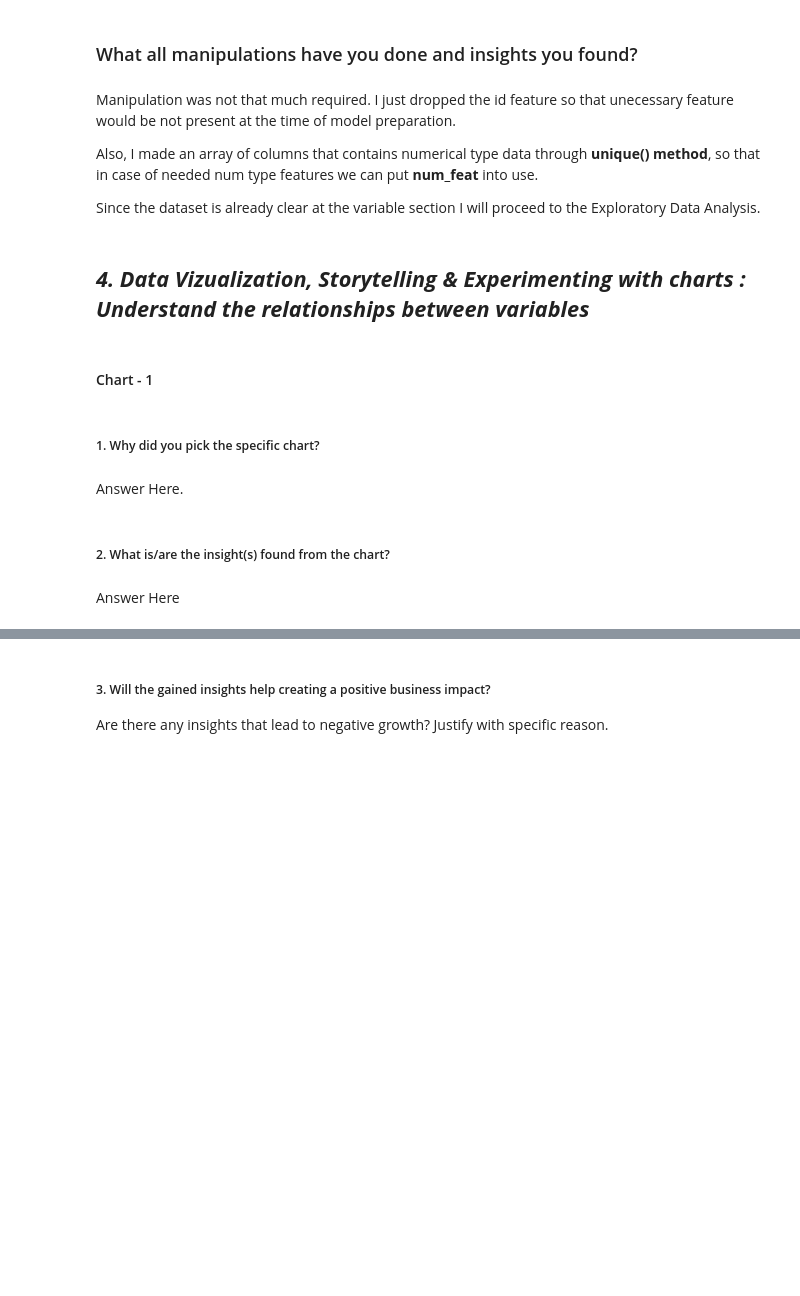
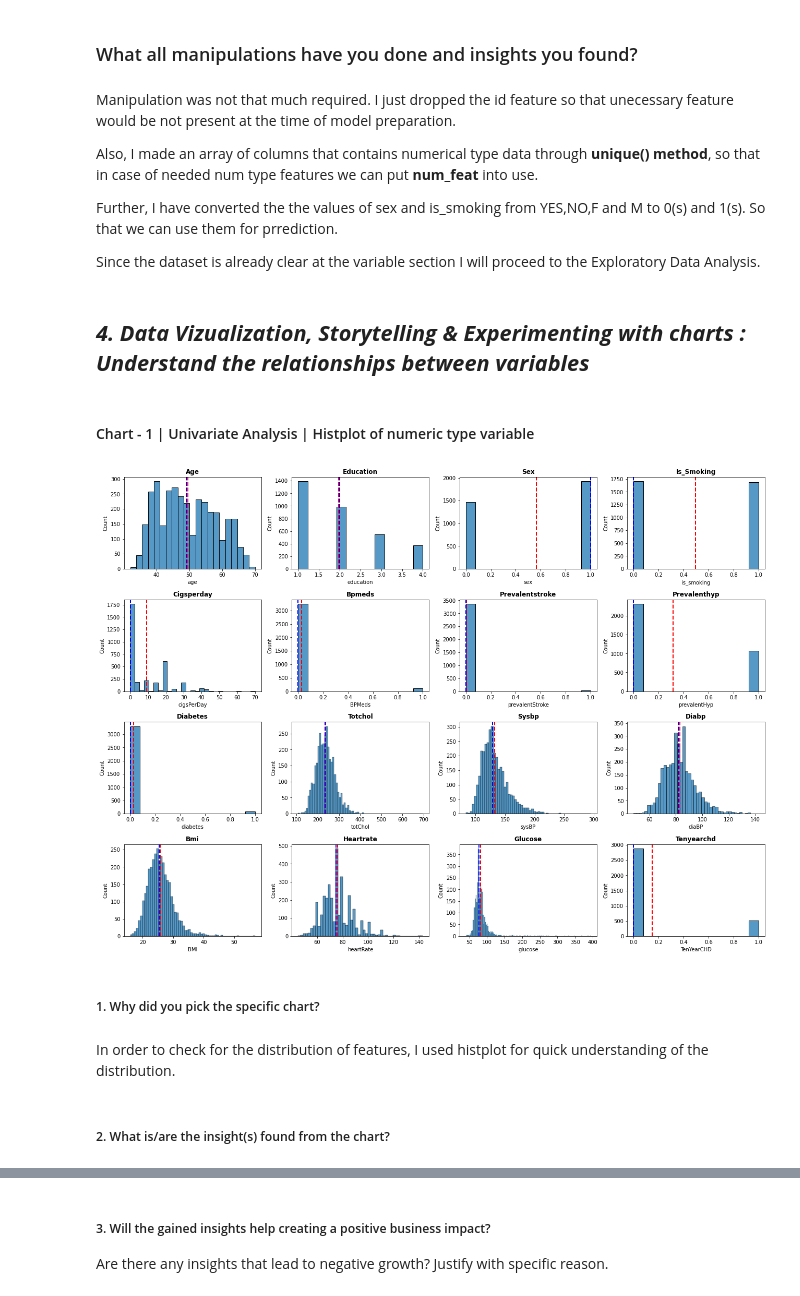
Before and after one commit to abhishekdhasmana17/Cardiovascular-Risk-Prediction, a Jupyter notebook: Cardiovascular_Risk_Prediction.ipynb, the cells around one changed output, grey strips where cells are left out. Saved outputs shown, nothing was run; the diff lists cells and outputs as text; code cells hidden in the pictures; blank space fills up the shorter version.

```diff
--- a/Cardiovascular_Risk_Prediction.ipynb
+++ b/Cardiovascular_Risk_Prediction.ipynb
@@ -322,0 +337,7 @@ print(num_feat)
+# %%
+# Encoding data of above features
+encode = {'sex' : {'F' : 1, 'M' : 0 }, 'is_smoking' : {'YES' : 1, 'NO' : 0}}
+# %%
+# Replacing values in features
+
+data = data.replace(encode)
@@ -327,8 +368,10 @@ Manipulation was not that much required. I just dropped the id feature so that u
 
 Also, I made an array of columns that contains numerical type data through **unique() method**, so that in case of needed num type features we can put **num_feat** into use.
 
+Further,  I have converted the the values of sex and is_smoking from YES,NO,F and M to 0(s) and 1(s). So that we can use them for prrediction.
+
 Since the dataset is already clear at the variable section I will proceed to the Exploratory Data Analysis.
 # %% [markdown]
 ## ***4. Data Vizualization, Storytelling & Experimenting with charts : Understand the relationships between variables***
 # %% [markdown]
-#### Chart - 1
+#### Chart - 1 | Univariate Analysis | Histplot of numeric type variable
@@ -337,8 +378,19 @@ Since the dataset is already clear at the variable section I will proceed to the
+# %%
+# Chart - 1 visualization code
+plt.figure(figsize=(18,16))
+for n,column in enumerate(data.columns):
+  feature = data[column]
+  ax=plt.subplot(5, 4, n+1)
+  sns.histplot(feature)
+  ax.axvline(feature.mean(), color='red', linestyle='dashed', linewidth=2)
+  ax.axvline(feature.median(), color='blue', linestyle='dashed', linewidth=2)
+  plt.title(f'{column.title()}',weight='bold')
+  plt.tight_layout()
+# %% [output]
+[figure, added]
 # %% [markdown]
 ##### 1. Why did you pick the specific chart?
-# %% [markdown]
-Answer Here.
+# %% [markdown]
+In order to check for the distribution of features, I used histplot for quick understanding of the distribution.
 # %% [markdown]
 ##### 2. What is/are the insight(s) found from the chart?
-# %% [markdown]
-Answer Here
```
Also changed, not shown: parts of 9 cells of this notebook.
